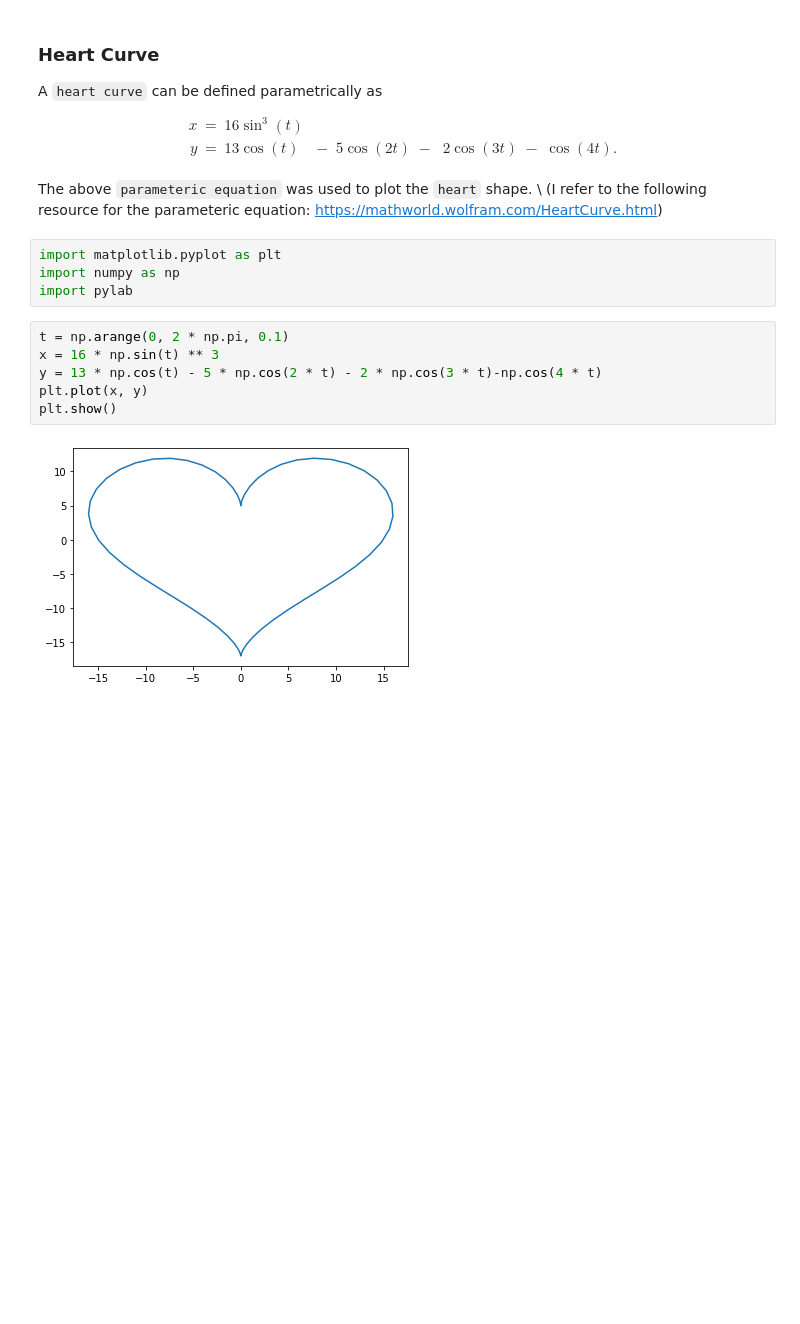
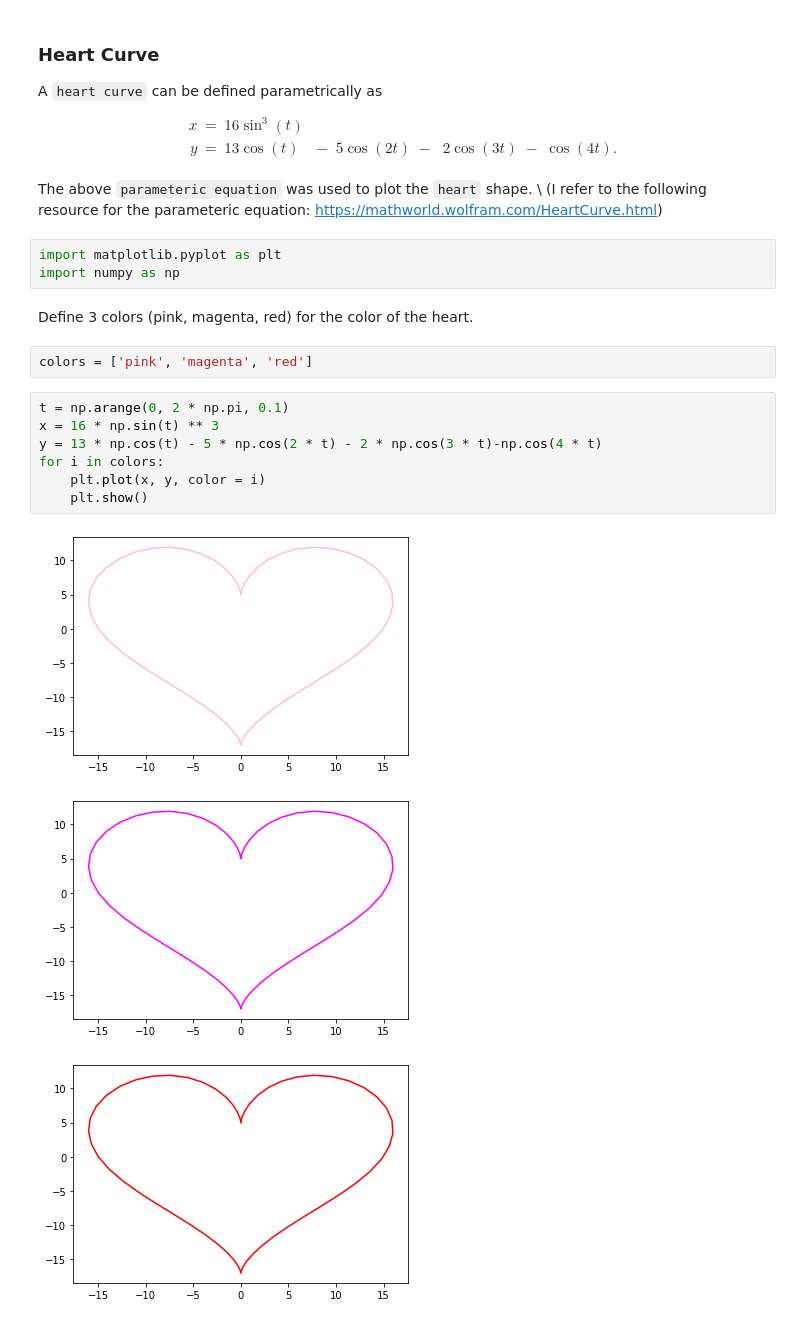
Before and after one commit to AllyHyeseongKim/CAU11934_MachineLearning, a Jupyter notebook: assignment/01/assignment01_3.ipynb, the cells around one changed output. Drawn from its saved outputs; the diff is of its cells as text; blank space fills up the shorter version.

Commit message:
Update colors of the heart

```diff
--- a/assignment/01/assignment01_3.ipynb
+++ b/assignment/01/assignment01_3.ipynb
@@ -25,12 +25,18 @@ The above `parameteric equation` was used to plot the `heart` shape. \\
 # %%
 import matplotlib.pyplot as plt
 import numpy as np
-import pylab
+# %% [markdown]
+Define 3 colors (pink, magenta, red) for the color of the heart.
+# %%
+colors = ['pink', 'magenta', 'red']
 # %%
 t = np.arange(0, 2 * np.pi, 0.1)
 x = 16 * np.sin(t) ** 3
 y = 13 * np.cos(t) - 5 * np.cos(2 * t) - 2 * np.cos(3 * t)-np.cos(4 * t)
-plt.plot(x, y)
-plt.show()
+for i in colors:
+    plt.plot(x, y, color = i)
+    plt.show()
 # %% [output]
-[figure, old version]
+[figure, new version]
+[figure, added]
+[figure, added]
```
Also changed, not shown: parts of 1 cell of this notebook.
